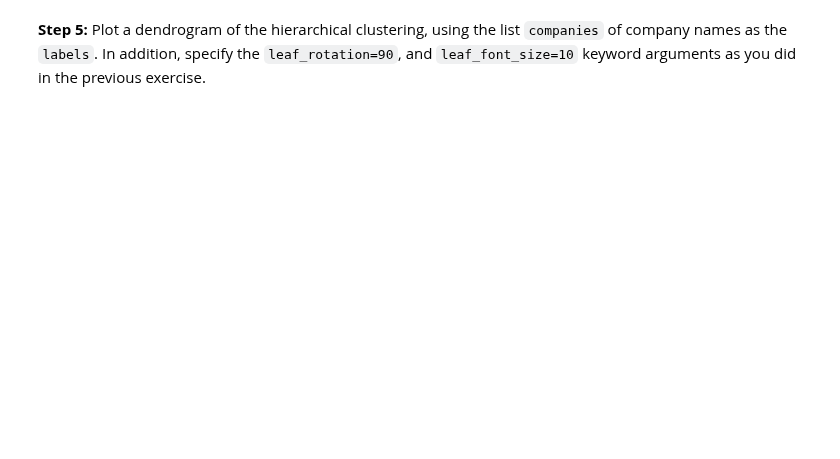
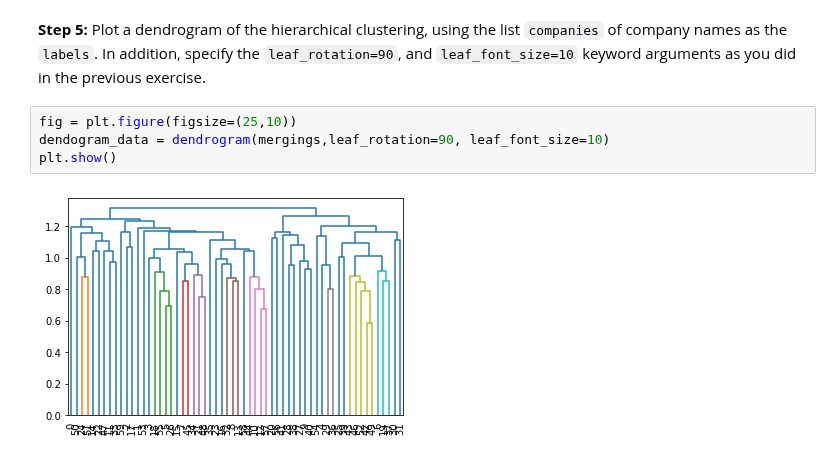
Before and after one commit to felixschh/ai_jan22_felix, a Jupyter notebook: Chapter 02/02. Clustering/01. Hierarchical Clustering/exercises/exercise_11_hierachies_of_stocks.ipynb, the cells around one changed output. Drawn from its saved outputs; the diff is of its cells as text; blank space fills up the shorter version.

```diff
--- a/Chapter 02/02. Clustering/01. Hierarchical Clustering/exercises/exercise_11_hierachies_of_stocks.ipynb
+++ b/Chapter 02/02. Clustering/01. Hierarchical Clustering/exercises/exercise_11_hierachies_of_stocks.ipynb
@@ -71,2 +89,8 @@ mergings
 # %% [markdown]
 **Step 5:** Plot a dendrogram of the hierarchical clustering, using the list `companies` of company names as the `labels`. In addition, specify the `leaf_rotation=90`, and `leaf_font_size=10` keyword arguments as you did in the previous exercise.
+# %%
+fig = plt.figure(figsize=(25,10))
+dendogram_data = dendrogram(mergings,leaf_rotation=90, leaf_font_size=10)
+plt.show()
+# %% [output]
+[figure, added]
```
Also changed, not shown: parts of 1 cell of this notebook, 5 other files.
